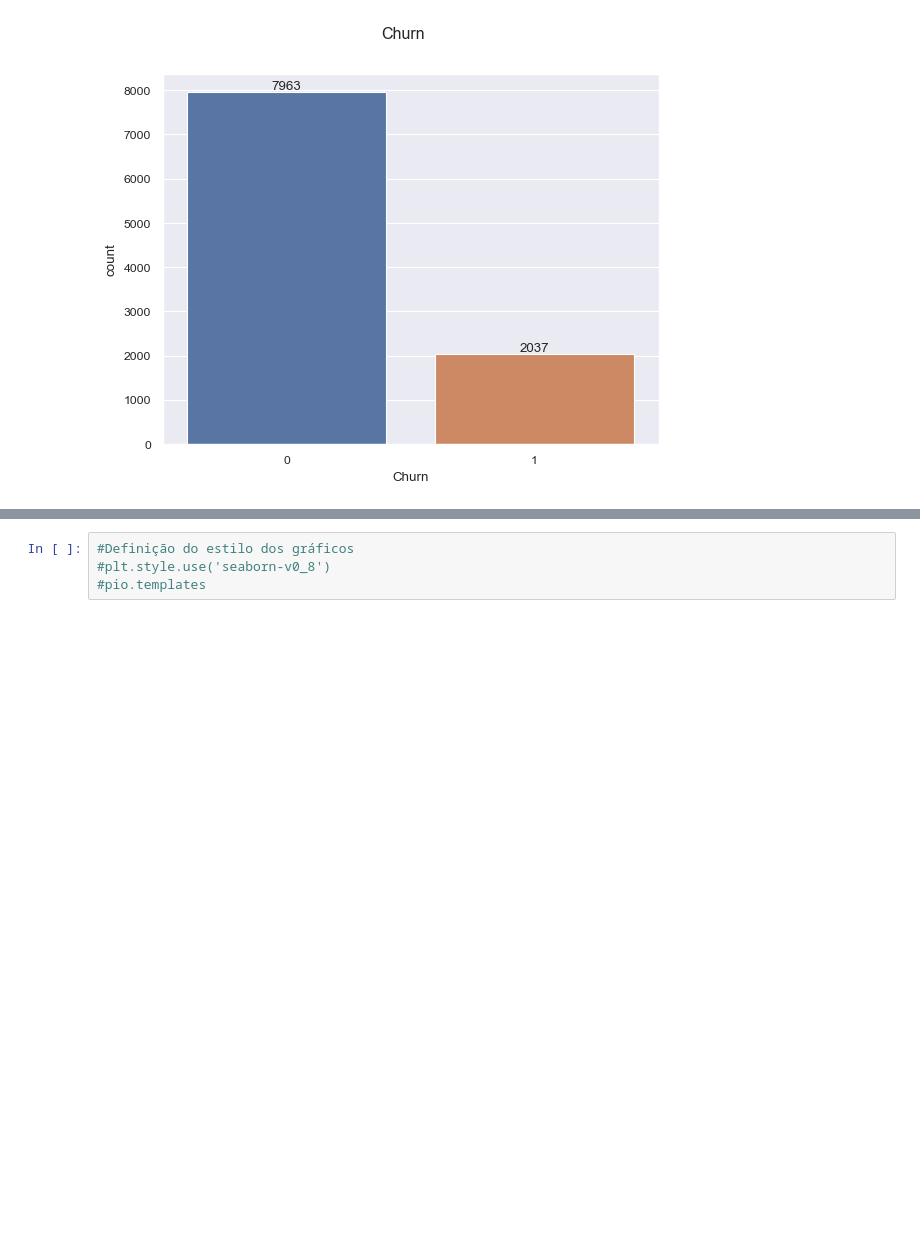
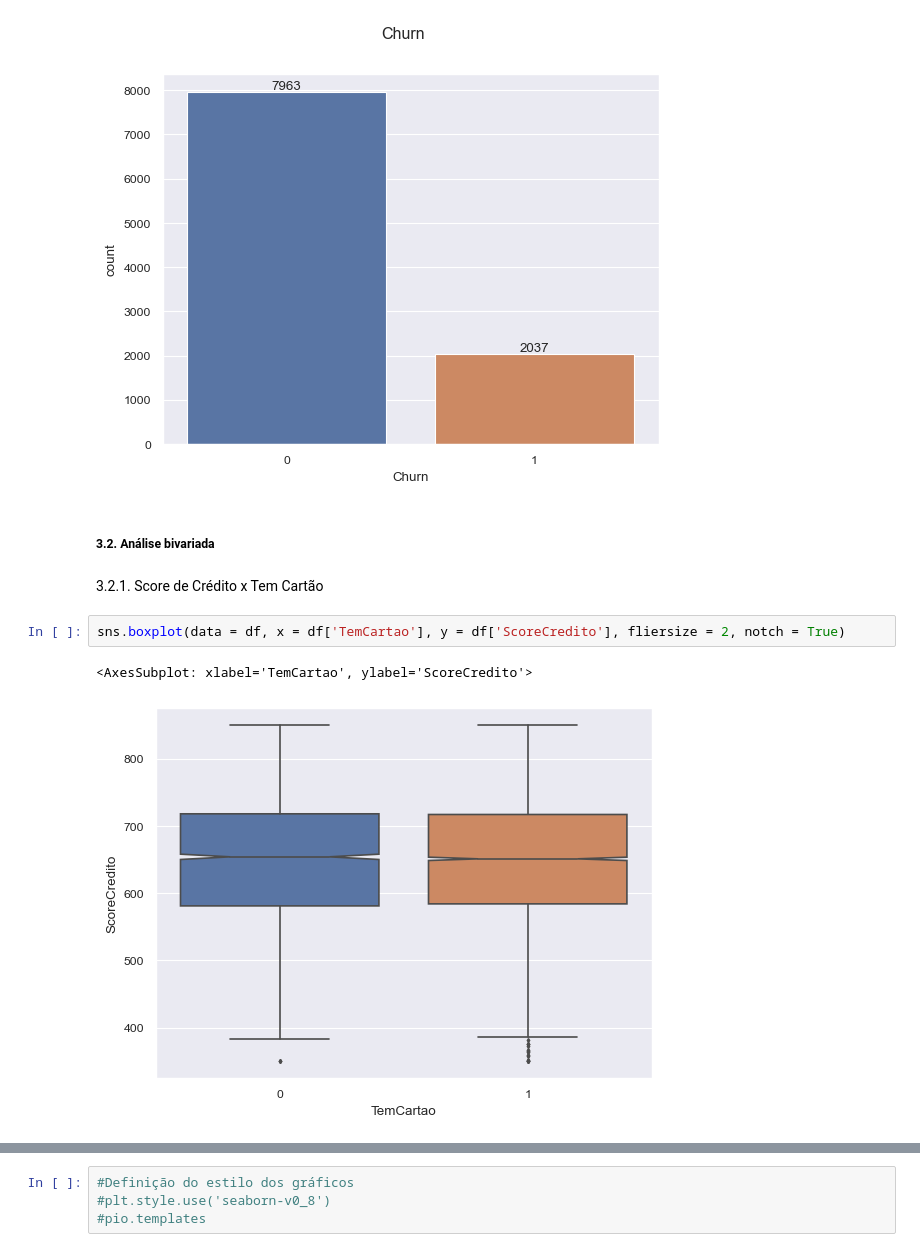
Before and after one commit to willyferreira/bank_churn, a Jupyter notebook: churn.ipynb, the cells around one changed output, grey strips where cells are left out. Cells and saved outputs as stored; diff of their text form; blank space fills up the shorter version.

Commit message:
análises bivariadas

```diff
--- a/churn.ipynb
+++ b/churn.ipynb
@@ -305,3 +305,12 @@ ax.bar_label(ax.containers[0])
 # %% [output]
 [Text(0, 0, '7963'), Text(0, 0, '2037')]
 [figure]
+# %% [markdown]
+<h5>3.2. Análise bivariada</h5>
+# %% [markdown]
+3.2.1. Score de Crédito x Tem Cartão
+# %%
+sns.boxplot(data = df, x = df['TemCartao'], y = df['ScoreCredito'], fliersize = 2, notch = True)
+# %% [output]
+<AxesSubplot: xlabel='TemCartao', ylabel='ScoreCredito'>
+[figure, added]
```
Also changed, not shown: parts of 5 cells of this notebook.
